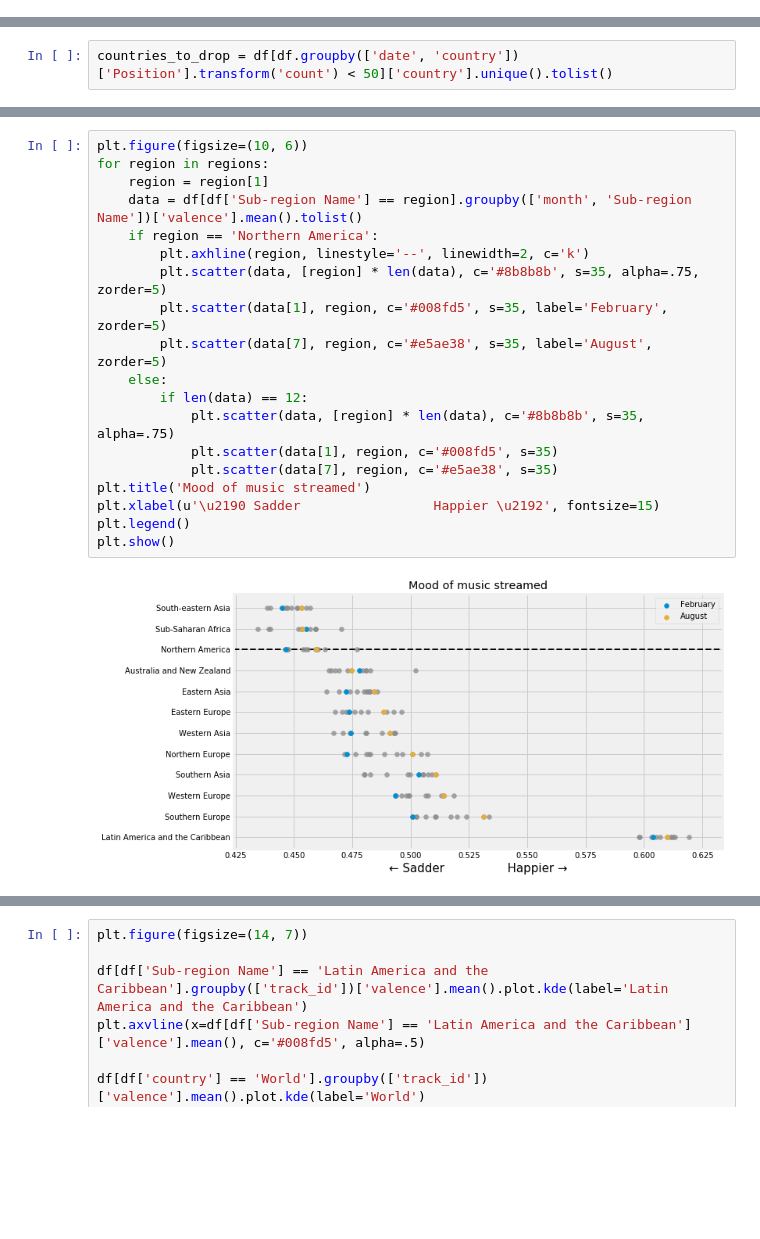
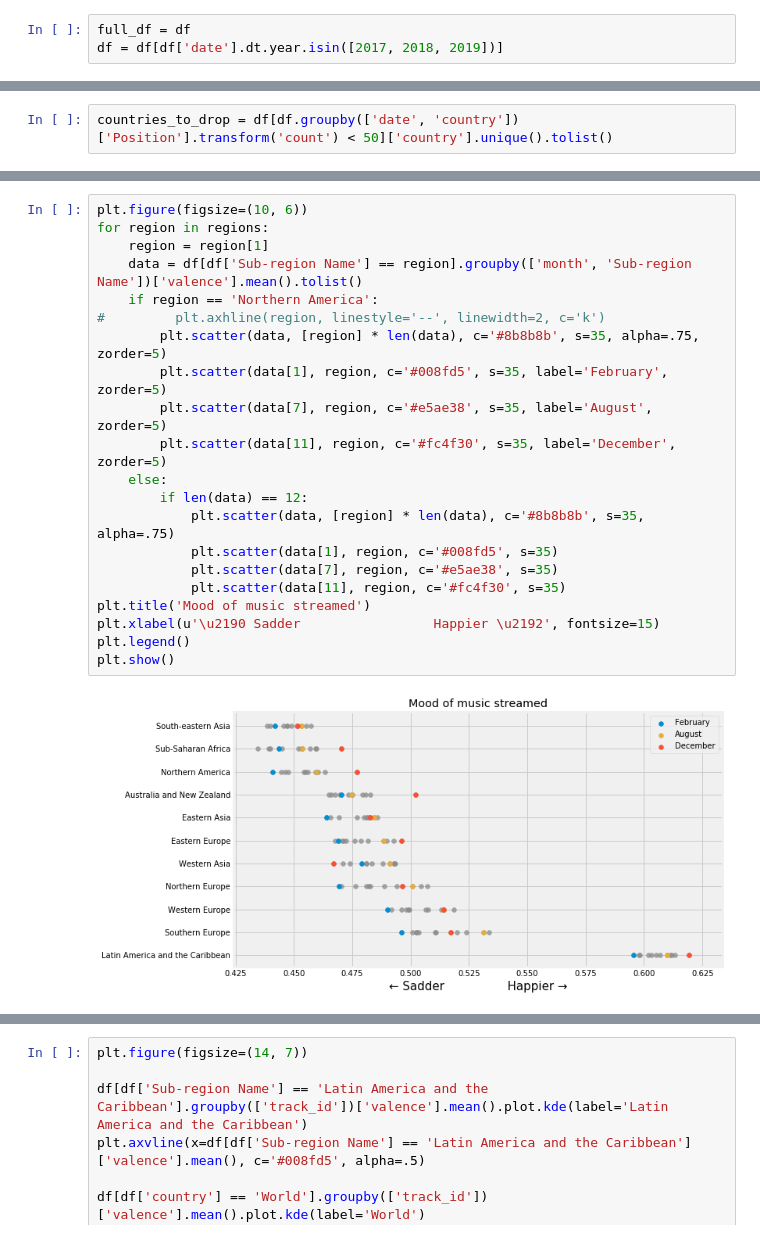
Before and after one commit to raffg/spotify_analysis, a Jupyter notebook: spotify_analysis.ipynb, the cells around one changed output, grey strips where cells are left out. Cells and saved outputs as stored; diff of their text form; blank space fills up the shorter version.

Commit message:
finalized the charts

```diff
--- a/spotify_analysis.ipynb
+++ b/spotify_analysis.ipynb
@@ -105,6 +105,9 @@ df['date'] = pd.to_datetime(df['Date'])
 df['month'] = df['date'].dt.month
 df['day'] = df['date'].dt.day
 df['dayofweek'] = df['date'].dt.dayofweek
+# %%
+full_df = df
+df = df[df['date'].dt.year.isin([2017, 2018, 2019])]
 # %%
 df[df.groupby(['date', 'country'])['Position'].transform('count') < 50]['country'].unique()
 # %% [output]
@@ -156,21 +159,23 @@ regions
 # %%
 plt.figure(figsize=(10, 6))
 for region in regions:
     region = region[1]
     data = df[df['Sub-region Name'] == region].groupby(['month', 'Sub-region Name'])['valence'].mean().tolist()
     if region == 'Northern America':
-        plt.axhline(region, linestyle='--', linewidth=2, c='k')
+#         plt.axhline(region, linestyle='--', linewidth=2, c='k')
         plt.scatter(data, [region] * len(data), c='#8b8b8b', s=35, alpha=.75, zorder=5)
         plt.scatter(data[1], region, c='#008fd5', s=35, label='February', zorder=5)
         plt.scatter(data[7], region, c='#e5ae38', s=35, label='August', zorder=5)
+        plt.scatter(data[11], region, c='#fc4f30', s=35, label='December', zorder=5)
     else:
         if len(data) == 12:
             plt.scatter(data, [region] * len(data), c='#8b8b8b', s=35, alpha=.75)
             plt.scatter(data[1], region, c='#008fd5', s=35)
             plt.scatter(data[7], region, c='#e5ae38', s=35)
+            plt.scatter(data[11], region, c='#fc4f30', s=35)
 plt.title('Mood of music streamed')
 plt.xlabel(u'\u2190 Sadder                 Happier \u2192', fontsize=15)
 plt.legend()
 plt.show()
 # %% [output]
-[figure, old version]
+[figure, new version]
```
Also changed, not shown: parts of 57 cells of this notebook, 16 other files.
